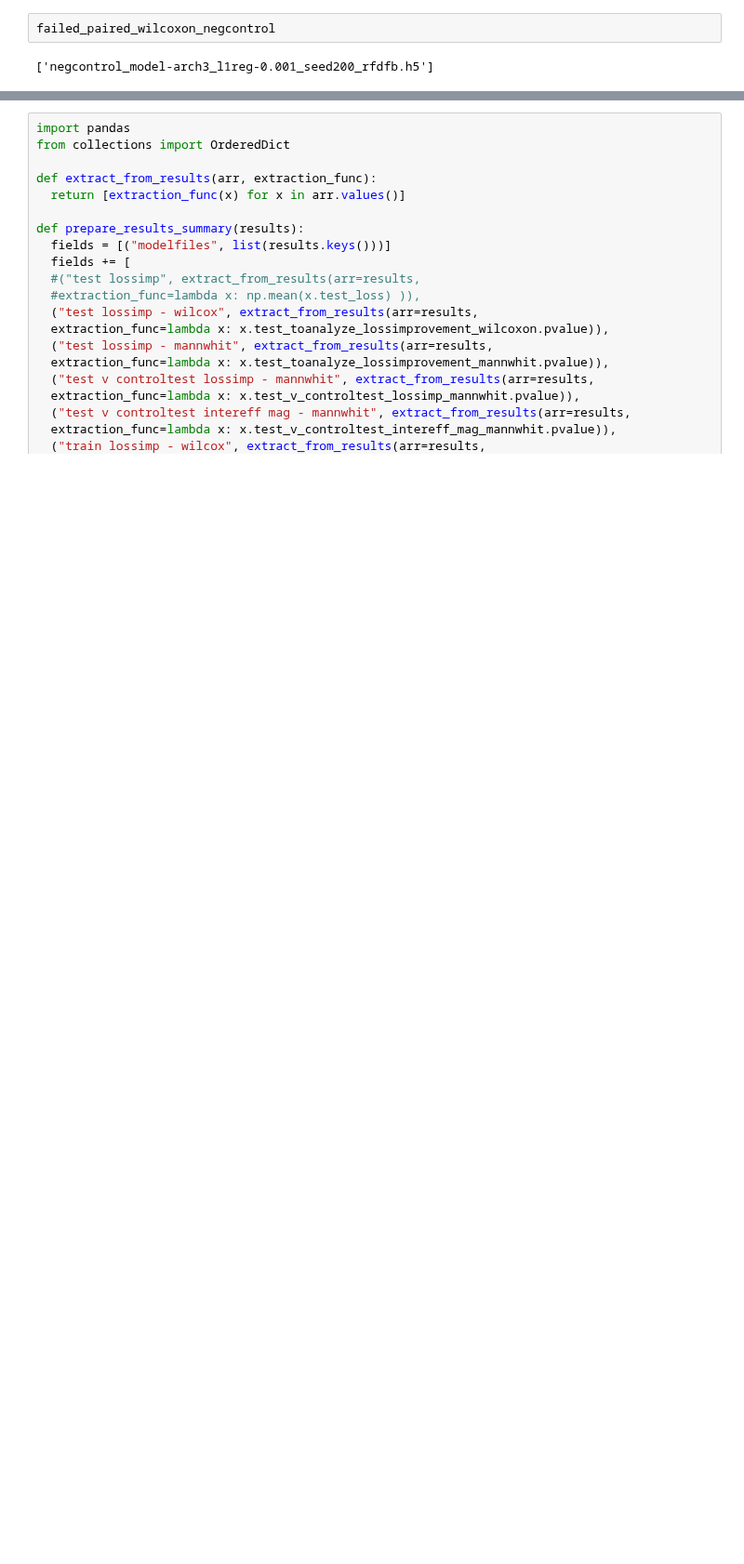
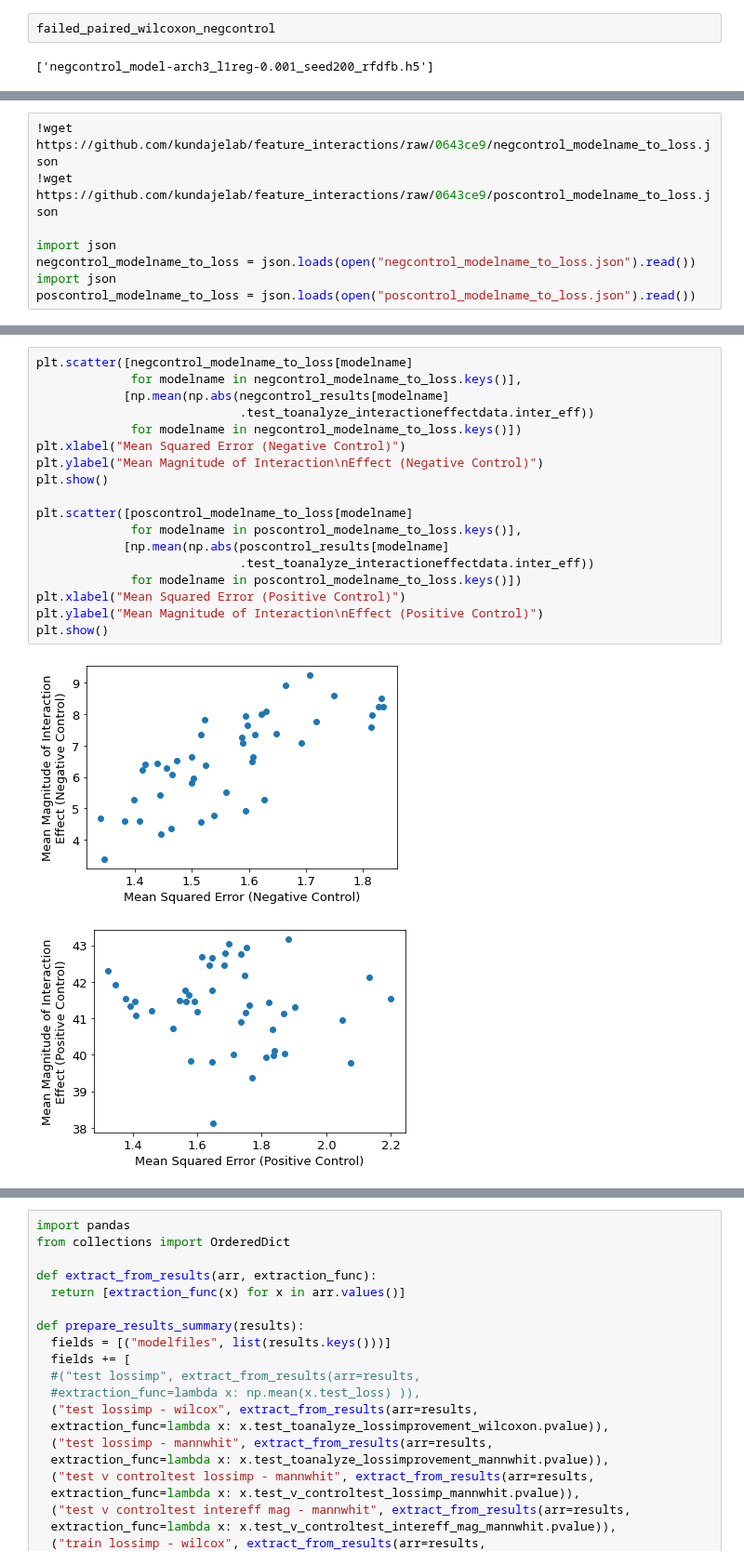
Before and after one commit to kundajelab/feature_interactions, a Jupyter notebook: EvaluateModelsGivenPredictionData.ipynb, the cells around one changed output, grey strips where cells are left out. Shown at 93% size. Drawn from its saved outputs; the diff is of its cells as text; blank space fills up the shorter version.

```diff
--- a/EvaluateModelsGivenPredictionData.ipynb
+++ b/EvaluateModelsGivenPredictionData.ipynb
@@ -758,0 +738,8 @@ failed_paired_wilcoxon_negcontrol = [x for x in negcontrol_results.keys() if
+# %%
+!wget https://github.com/kundajelab/feature_interactions/raw/0643ce9/negcontrol_modelname_to_loss.json
+!wget https://github.com/kundajelab/feature_interactions/raw/0643ce9/poscontrol_modelname_to_loss.json
+
+import json
+negcontrol_modelname_to_loss = json.loads(open("negcontrol_modelname_to_loss.json").read())
+import json
+poscontrol_modelname_to_loss = json.loads(open("poscontrol_modelname_to_loss.json").read())
@@ -758,0 +764,21 @@ failed_paired_wilcoxon_negcontrol = [x for x in negcontrol_results.keys() if
+# %%
+plt.scatter([negcontrol_modelname_to_loss[modelname]
+             for modelname in negcontrol_modelname_to_loss.keys()],
+            [np.mean(np.abs(negcontrol_results[modelname]
+                            .test_toanalyze_interactioneffectdata.inter_eff))
+             for modelname in negcontrol_modelname_to_loss.keys()])
+plt.xlabel("Mean Squared Error (Negative Control)")
+plt.ylabel("Mean Magnitude of Interaction\nEffect (Negative Control)")
+plt.show()
+
+plt.scatter([poscontrol_modelname_to_loss[modelname]
+             for modelname in poscontrol_modelname_to_loss.keys()],
+            [np.mean(np.abs(poscontrol_results[modelname]
+                            .test_toanalyze_interactioneffectdata.inter_eff))
+             for modelname in poscontrol_modelname_to_loss.keys()])
+plt.xlabel("Mean Squared Error (Positive Control)")
+plt.ylabel("Mean Magnitude of Interaction\nEffect (Positive Control)")
+plt.show()
+# %% [output]
+[figure, added]
+[figure, added]
```
Also changed, not shown: parts of 16 cells of this notebook.
